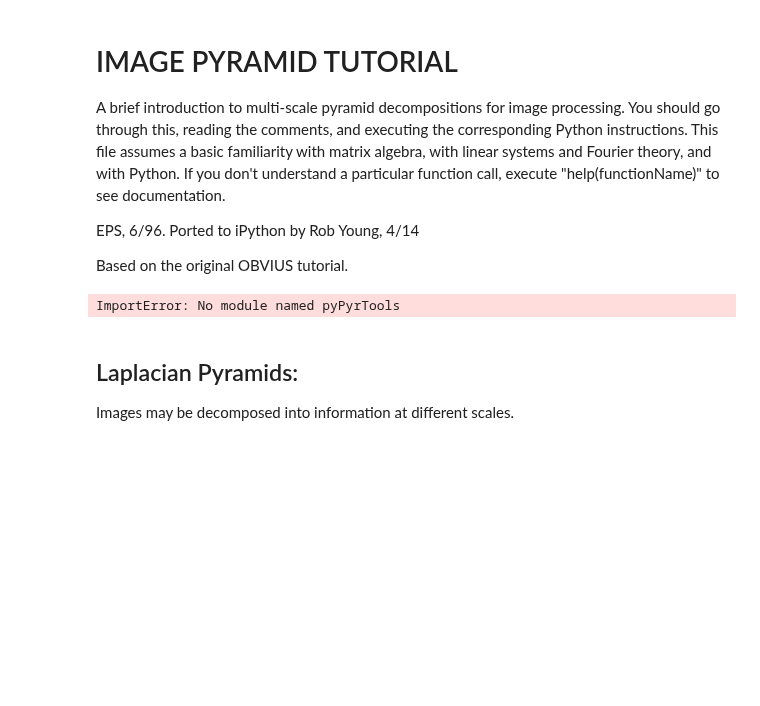
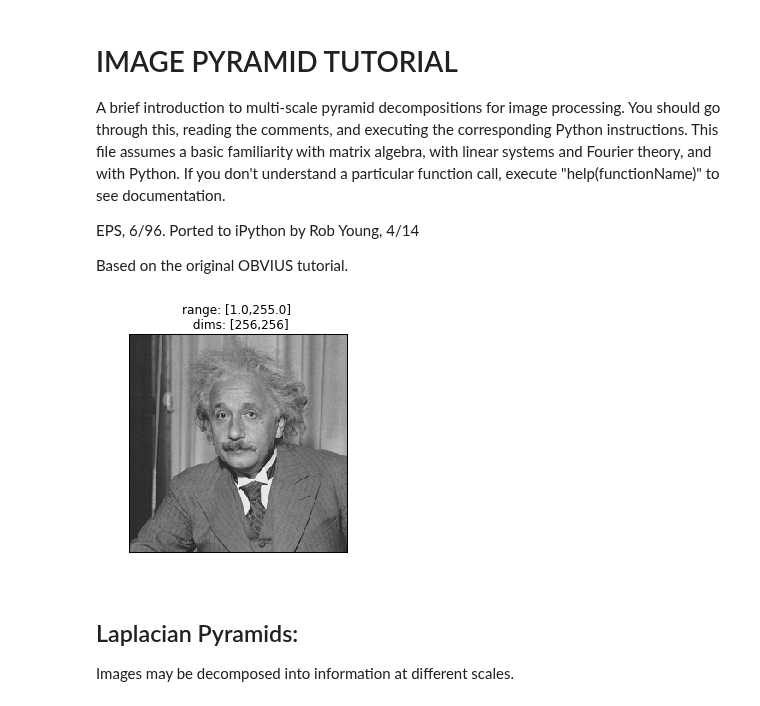
Before and after one commit to LabForComputationalVision/pyrtools, a Jupyter notebook: TUTORIALS/pyramids.ipynb, the cells around one changed output. Saved outputs shown, nothing was run; the diff lists cells and outputs as text; code cells hidden in the pictures; blank space fills up the shorter version.

```diff
--- a/TUTORIALS/pyramids.ipynb
+++ b/TUTORIALS/pyramids.ipynb
@@ -13,21 +13,38 @@ EPS, 6/96. Ported to iPython by Rob Young, 4/14
 Based on the original OBVIUS tutorial.
 # %%
 %matplotlib inline
-
-from PIL import Image
 import numpy as np
 import matplotlib.pyplot as plt
+
 import sys
-import pyPyrTools as ppt
+import os
 import ctypes
-import os
-from pyPyrTools import JBhelpers as jbh
+
+import pyrtools as ppt
+
+from pyrtools import JBhelpers as jbh
+from PIL import Image
 
 # import image to a numpy array and display
-im = np.array(Image.open('../einsteinCorrect.pgm')).astype(float)
-jbh.showIm(im)
+im = np.array(Image.open('../pyrtools/data/einsteinCorrect.pgm')).astype(float)
+# jbh.showIm(im)
-# %% [output]
-ImportError: No module named pyPyrTools
+# %%
+# working version
+def showImg( img ):
+
+    plt.figure()
+    plt.imshow(img,
+                cmap=plt.cm.gray)
+    plt.title('range: [{},{}] \n dims: [{},{}]'.format(
+              img.min(), img.max(),img.shape[0], img.shape[1])
+              )
+    plt.axis('off')
+    plt.tight_layout()
+    plt.show()
+# %%
+showImg(im)
+# %% [output]
+[figure, added]
 # %% [markdown]
 ## Laplacian Pyramids:
 Images may be decomposed into information at different scales.
```
Also changed, not shown: parts of 1 cell of this notebook, 12 other files.
